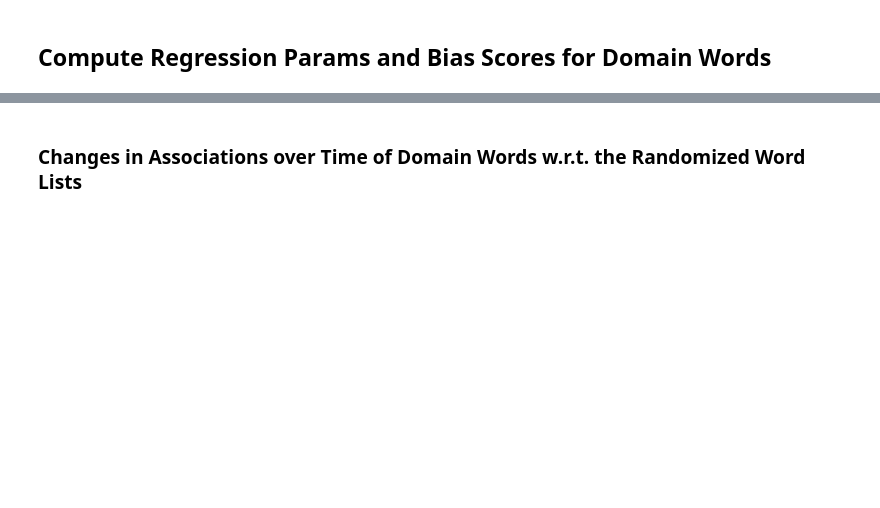
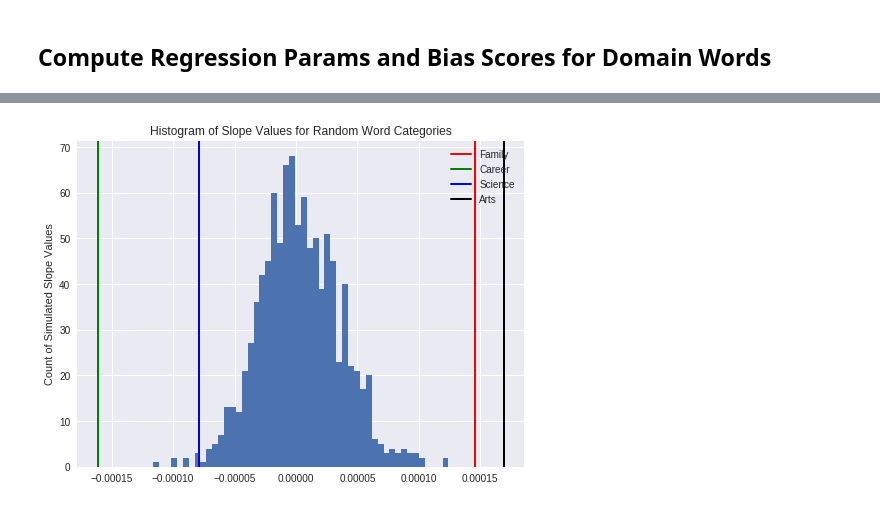
Before and after one commit to ruhulsbu/StereotypicalGenderAssociationsInLanguage, a Jupyter notebook: Significance Test on Gender Bias using WEAT Topics.ipynb, the cells around one changed output, grey strips where cells are left out. Cells and saved outputs as stored; diff of their text form; code cells hidden in the pictures; blank space fills up the shorter version.

```diff
--- a/Significance Test on Gender Bias using WEAT Topics.ipynb
+++ b/Significance Test on Gender Bias using WEAT Topics.ipynb
@@ -35,27 +35,6 @@ for k in range(0, 1000):
     lang_regression.append(regression_params[0])
 
 end = time.time()
-# %%
-import matplotlib.pyplot as plt
-import seaborn as sns
-sns.set()
-
-slope = []
-intercept = []
-for i in range(0, len(lang_regression)):
-    slope.append(lang_regression[i][2])
-    intercept.append(lang_regression[i][3])
-
-plt.figure(figsize=(16, 6))
-plt.subplot(1, 2, 1)
-plt.hist(slope)
-plt.title("Histogram of Slope for " + lang_regression[0][0][:])
-
-plt.subplot(1, 2, 2)
-plt.hist(intercept)
-plt.title("Histogram of Intercept for " + lang_regression[0][0][:])
-
-plt.show()
 # %% [markdown]
 # Load Domain Words
 # %%
@@ -108,2 +113,0 @@ for i in range(len(regression_params)):
-# %% [markdown]
-### Changes in Associations over Time of Domain Words w.r.t. the Randomized Word Lists
@@ -110,25 +116,20 @@ for i in range(len(regression_params)):
 # %%
+import matplotlib.pyplot as plt
 color = ["red", "green", "blue", "black"]
 
-plt.figure(figsize=(16, 6))
-plt.subplot(1, 2, 1)
+plt.figure(figsize=(8, 6))
 plt.hist(slope, bins=50)
 plt.title("Histogram of Slope for " + lang_regression[0][0])
 
 l = 0
 for i in range(len(regression_params)):
     plt.axvline(regression_params[i][2], linewidth=2., \
                 color=color[l], label=regression_params[i][1])
     l += 1
 plt.legend(loc=1)
 
-plt.subplot(1, 2, 2)
-plt.hist(intercept, bins=50)
-plt.title("Histogram of Intercept for " + lang_regression[0][0])
-
-l = 0
-for i in range(len(regression_params)):
-    plt.axvline(regression_params[i][3], linewidth=2., \
-                color=color[l], label=regression_params[i][1])
-    l += 1
-plt.legend(loc=1)
+plt.ylabel("Count of Simulated Slope Values")
+plt.title("Histogram of Slope Values for Random Word Categories")
+plt.show()
+# %% [output]
+[figure, added]
```
Also changed, not shown: parts of 6 cells of this notebook, 2 other files.
